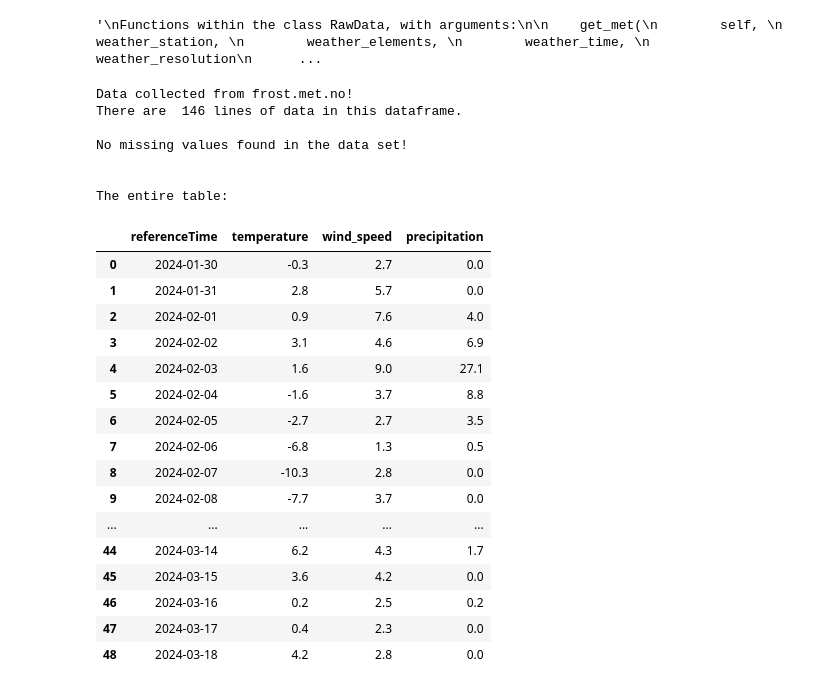
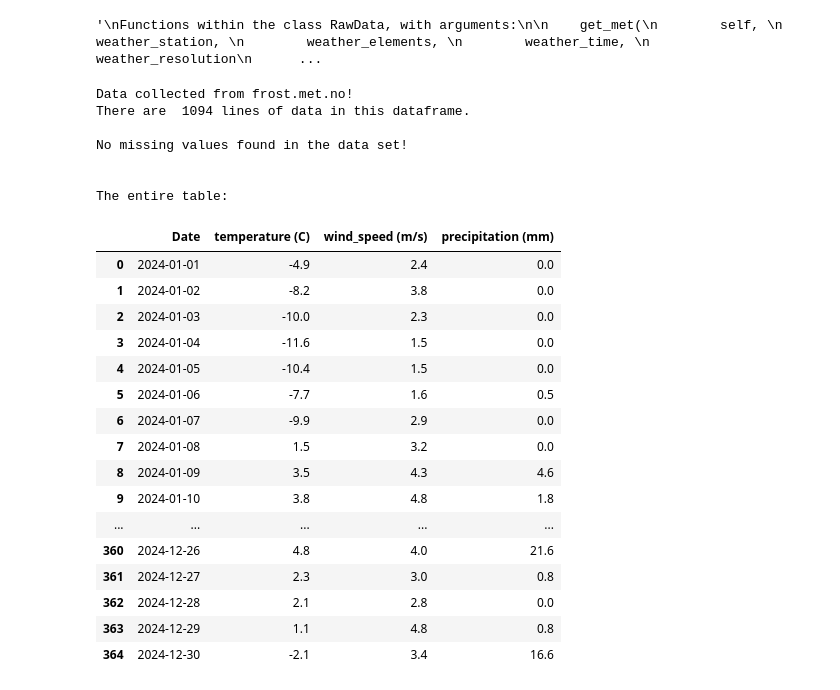
Before and after one commit to Ruchis356/Gruppeprosjekt, a Jupyter notebook: notebooks/main.ipynb, the cells around one changed output. Cells and saved outputs as stored; diff of their text form; code cells hidden in the pictures.

```diff
--- a/notebooks/main.ipynb
+++ b/notebooks/main.ipynb
@@ -61,7 +57,7 @@ Functions within the class RefinedData, with arguments:
 # Variables that can be changed from run to run for the weather data
 weather_station = 'SN68860' # The ID of the weather station to fetch data from, can be multiple stations separated by a comma - 'SN68860' is Voll weatherstation
 weather_elements = 'mean(air_temperature P1D),sum(precipitation_amount P1D),mean(wind_speed P1D)' # The measurements to include in the dataset, here: temperautre, precipitation, and wind speed
-weather_time = '2024-01-30/2024-03-19' # The stretch of time to fetch weather data for
+weather_time = '2024-01-01/2024-12-31' # The stretch of time to fetch weather data for
 weather_resolution = 'P1D' # The level of granularity in the weather data. P1D is once per day. P1H is once per hour.
 
 # Run the module for importing the weather data, and save it to a dataframe
@@ -94,51 +90,51 @@ else:
     if cleaned_df is not None:
         print("DataFrame after dropping missing values:")
         pretty_table.pretty_data(cleaned_df)'''
 
     # Fill missing values with chosen fill_value
     filled_df = ref_data.missing_data(df_weather, strategy='fill', fill_value='NaN')
     if filled_df is not None:
         print("DataFrame after filling missing values:")
         pretty_table.pretty_data(filled_df)
 
 # The following block of code was generated by AI to provide exploratory data analysis
 # Purpose: Visualise and confirm that the program is behaving the way we expect
 # AI Tool: DeepSeek
 
 # Weather Data EDA
 '''print("Weather Data Info:")
 print(df_weather.info())
 print("\nWeather Data Description:")
 print(df_weather.describe())'''
 
 # Displaying the weather data as a table
 print('\nThe entire table:')
 pretty_table.pretty_data(df_weather)
 # %% [output]
 Data collected from frost.met.no!
-There are  146 lines of data in this dataframe.
+There are  1094 lines of data in this dataframe.
 
 No missing values found in the data set!
 
 
 The entire table:
-|  | referenceTime | temperature | wind_speed | precipitation |
-| 0 | 2024-01-30 | -0.3 | 2.7 | 0.0 |
-| 1 | 2024-01-31 | 2.8 | 5.7 | 0.0 |
-| 2 | 2024-02-01 | 0.9 | 7.6 | 4.0 |
-| 3 | 2024-02-02 | 3.1 | 4.6 | 6.9 |
-| 4 | 2024-02-03 | 1.6 | 9.0 | 27.1 |
-| 5 | 2024-02-04 | -1.6 | 3.7 | 8.8 |
-| 6 | 2024-02-05 | -2.7 | 2.7 | 3.5 |
-| 7 | 2024-02-06 | -6.8 | 1.3 | 0.5 |
-| 8 | 2024-02-07 | -10.3 | 2.8 | 0.0 |
-| 9 | 2024-02-08 | -7.7 | 3.7 | 0.0 |
+|  | Date | temperature (C) | wind_speed (m/s) | precipitation (mm) |
+| 0 | 2024-01-01 | -4.9 | 2.4 | 0.0 |
+| 1 | 2024-01-02 | -8.2 | 3.8 | 0.0 |
+| 2 | 2024-01-03 | -10.0 | 2.3 | 0.0 |
+| 3 | 2024-01-04 | -11.6 | 1.5 | 0.0 |
+| 4 | 2024-01-05 | -10.4 | 1.5 | 0.0 |
+| 5 | 2024-01-06 | -7.7 | 1.6 | 0.5 |
+| 6 | 2024-01-07 | -9.9 | 2.9 | 0.0 |
+| 7 | 2024-01-08 | 1.5 | 3.2 | 0.0 |
+| 8 | 2024-01-09 | 3.5 | 4.3 | 4.6 |
+| 9 | 2024-01-10 | 3.8 | 4.8 | 1.8 |
 | ... | ... | ... | ... | ... |
-| 44 | 2024-03-14 | 6.2 | 4.3 | 1.7 |
-| 45 | 2024-03-15 | 3.6 | 4.2 | 0.0 |
-| 46 | 2024-03-16 | 0.2 | 2.5 | 0.2 |
-| 47 | 2024-03-17 | 0.4 | 2.3 | 0.0 |
-| 48 | 2024-03-18 | 4.2 | 2.8 | 0.0 |
+| 360 | 2024-12-26 | 4.8 | 4.0 | 21.6 |
+| 361 | 2024-12-27 | 2.3 | 3.0 | 0.8 |
+| 362 | 2024-12-28 | 2.1 | 2.8 | 0.0 |
+| 363 | 2024-12-29 | 1.1 | 4.8 | 0.8 |
+| 364 | 2024-12-30 | -2.1 | 3.4 | 16.6 |
 # %%
 # ------------------------------------------
 # AIR QUALITY DATA - IMPORT AND PROCESSING
```
Also changed, not shown: parts of 2 cells of this notebook.
